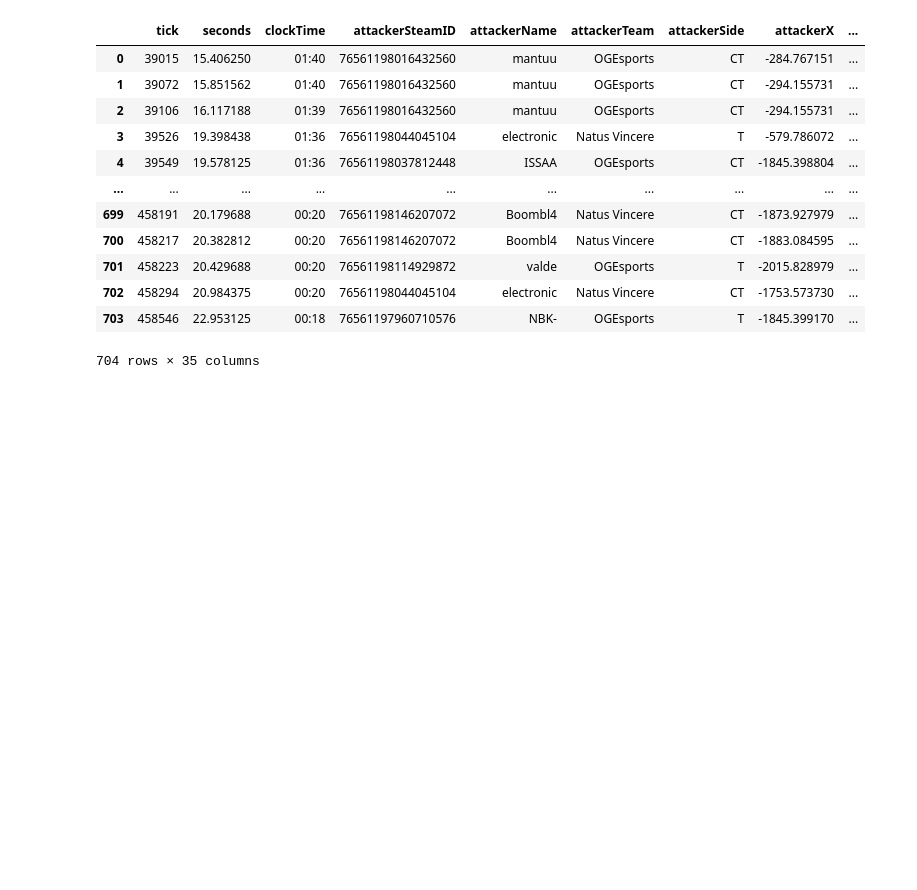
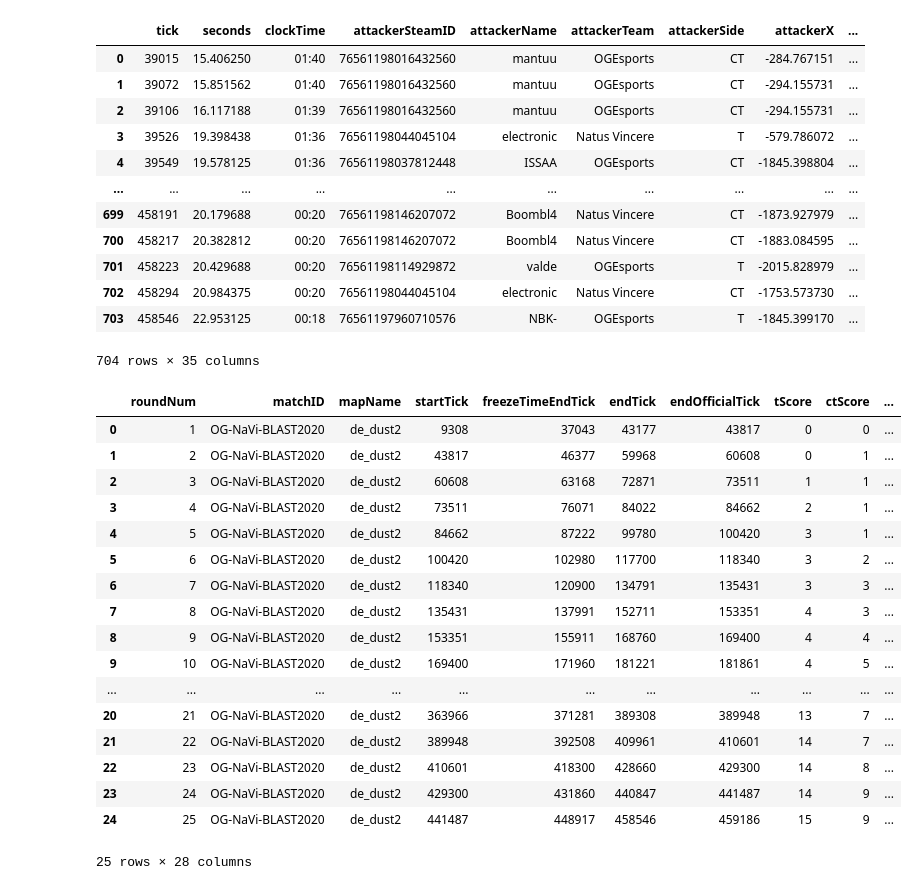
Before and after one commit to pnxenopoulos/awpy, a Jupyter notebook: examples/00_Parsing_a_CSGO_Demofile.ipynb, the cells around one changed output. Cells and saved outputs as stored; diff of their text form; code cells hidden in the pictures; blank space fills up the shorter version.

```diff
--- a/examples/00_Parsing_a_CSGO_Demofile.ipynb
+++ b/examples/00_Parsing_a_CSGO_Demofile.ipynb
@@ -226,3 +248,24 @@ df["damages"]
 | 702 | 458294 | 20.984375 | 00:20 | 76561198044045104 | electronic | Natus Vincere | CT | -1753.573730 | ... |
 | 703 | 458546 | 22.953125 | 00:18 | 76561197960710576 | NBK- | OGEsports | T | -1845.399170 | ... |
 704 rows × 35 columns
+# %%
+df["rounds"]
+# %% [output]
+|  | roundNum | matchID | mapName | startTick | freezeTimeEndTick | endTick | endOfficialTick | tScore | ctScore | ... |
+| 0 | 1 | OG-NaVi-BLAST2020 | de_dust2 | 9308 | 37043 | 43177 | 43817 | 0 | 0 | ... |
+| 1 | 2 | OG-NaVi-BLAST2020 | de_dust2 | 43817 | 46377 | 59968 | 60608 | 0 | 1 | ... |
+| 2 | 3 | OG-NaVi-BLAST2020 | de_dust2 | 60608 | 63168 | 72871 | 73511 | 1 | 1 | ... |
+| 3 | 4 | OG-NaVi-BLAST2020 | de_dust2 | 73511 | 76071 | 84022 | 84662 | 2 | 1 | ... |
+| 4 | 5 | OG-NaVi-BLAST2020 | de_dust2 | 84662 | 87222 | 99780 | 100420 | 3 | 1 | ... |
+| 5 | 6 | OG-NaVi-BLAST2020 | de_dust2 | 100420 | 102980 | 117700 | 118340 | 3 | 2 | ... |
+| 6 | 7 | OG-NaVi-BLAST2020 | de_dust2 | 118340 | 120900 | 134791 | 135431 | 3 | 3 | ... |
+| 7 | 8 | OG-NaVi-BLAST2020 | de_dust2 | 135431 | 137991 | 152711 | 153351 | 4 | 3 | ... |
+| 8 | 9 | OG-NaVi-BLAST2020 | de_dust2 | 153351 | 155911 | 168760 | 169400 | 4 | 4 | ... |
+| 9 | 10 | OG-NaVi-BLAST2020 | de_dust2 | 169400 | 171960 | 181221 | 181861 | 4 | 5 | ... |
+| ... | ... | ... | ... | ... | ... | ... | ... | ... | ... | ... |
+| 20 | 21 | OG-NaVi-BLAST2020 | de_dust2 | 363966 | 371281 | 389308 | 389948 | 13 | 7 | ... |
+| 21 | 22 | OG-NaVi-BLAST2020 | de_dust2 | 389948 | 392508 | 409961 | 410601 | 14 | 7 | ... |
+| 22 | 23 | OG-NaVi-BLAST2020 | de_dust2 | 410601 | 418300 | 428660 | 429300 | 14 | 8 | ... |
+| 23 | 24 | OG-NaVi-BLAST2020 | de_dust2 | 429300 | 431860 | 440847 | 441487 | 14 | 9 | ... |
+| 24 | 25 | OG-NaVi-BLAST2020 | de_dust2 | 441487 | 448917 | 458546 | 459186 | 15 | 9 | ... |
+25 rows × 28 columns
```
Also changed, not shown: parts of 3 cells of this notebook, 5 other files.
